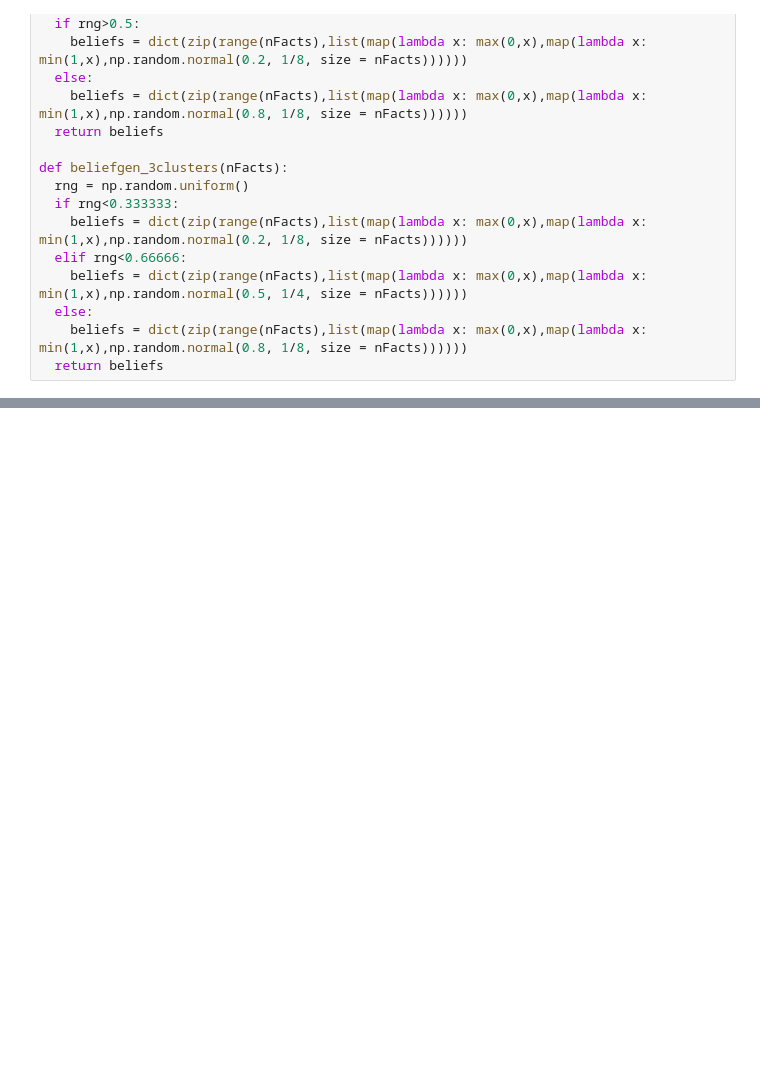
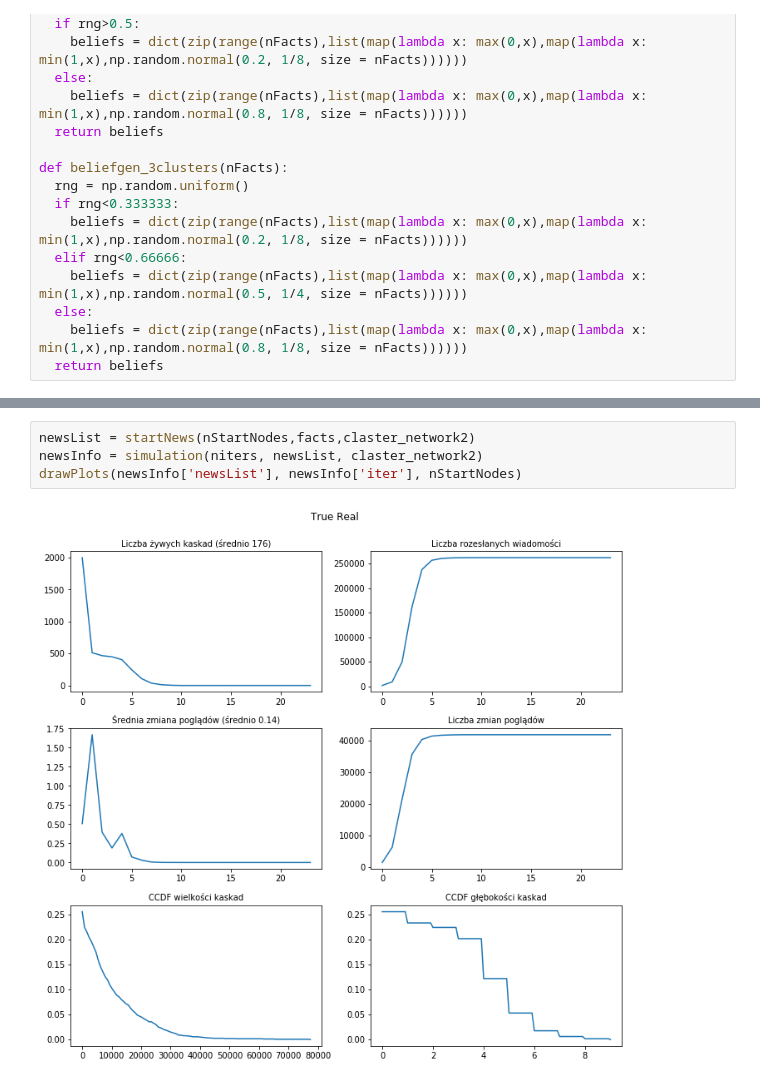
Before and after one commit to MichalKucko/FakeNews, a Jupyter notebook: fake_news.ipynb, the cells around one changed output, grey strips where cells are left out. Cells and saved outputs as stored; diff of their text form; blank space fills up the shorter version.

```diff
--- a/fake_news.ipynb
+++ b/fake_news.ipynb
@@ -506,0 +527,6 @@ drawPlots(newsInfo['newsList'], newsInfo['iter'], nStartNodes)
+# %%
+newsList = startNews(nStartNodes,facts,claster_network2)
+newsInfo = simulation(niters, newsList, claster_network2)
+drawPlots(newsInfo['newsList'], newsInfo['iter'], nStartNodes)
+# %% [output]
+[figure, added]
```
Also changed, not shown: parts of 7 cells of this notebook.
